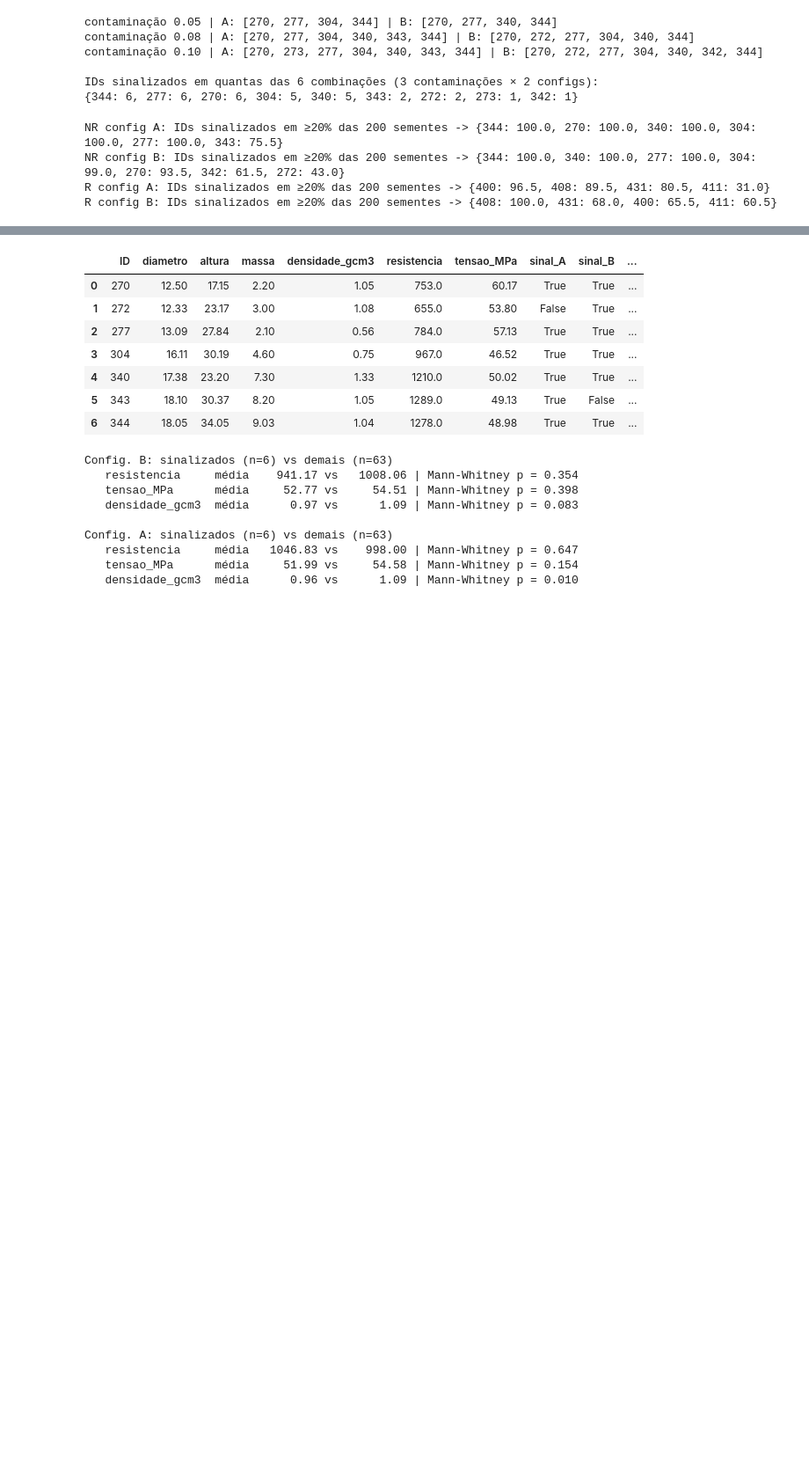
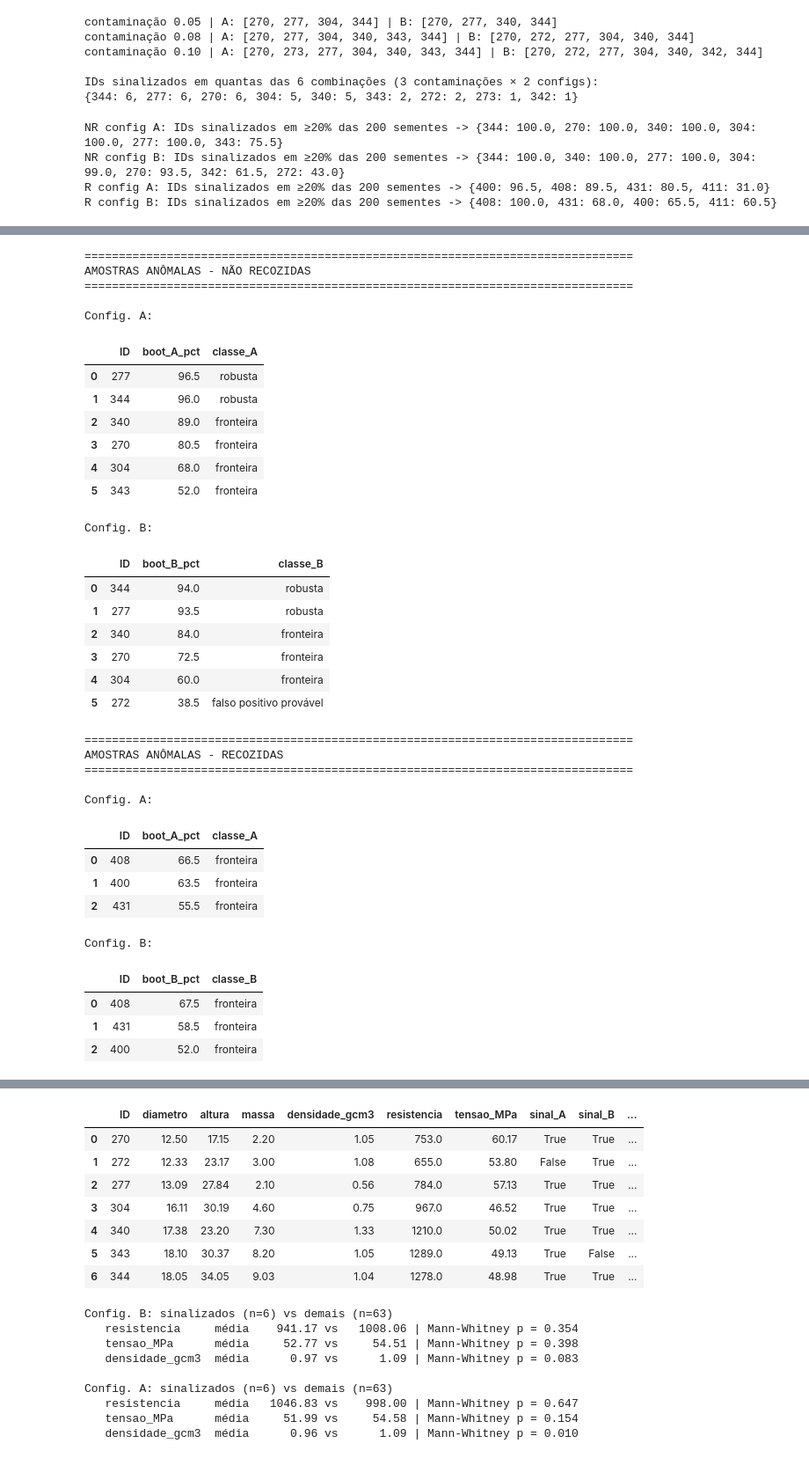
Before and after one commit to EduardoMiranda06/INICIACAO-CIENTIFICA, a Jupyter notebook: 3 Congresso SENAI/Codigo.ipynb, the cells around one changed output, grey strips where cells are left out. Shown at 88% size. Drawn from its saved outputs; the diff is of its cells as text; code cells hidden in the pictures; blank space fills up the shorter version.

```diff
--- a/3 Congresso SENAI/Codigo.ipynb
+++ b/3 Congresso SENAI/Codigo.ipynb
@@ -618,0 +615,76 @@ R config B: IDs sinalizados em ≥20% das 200 sementes -> {408: 100.0, 431: 68.0
+# %%
+#  Bootstrap de estabilidade (mesma lógica do projeto CBECIMAT: reamostra com reposição, treina, aplica na base ORIGINAL).
+# Diferença para a "estabilidade em 200 sementes" acima: as sementes variam apenas o sorteio interno do algoritmo sobre os MESMOS dados;
+# o bootstrap varia os DADOS (o que equivale a perguntar "e se a amostra tivesse sido outra?"), que é a incerteza relevante aqui.
+N_BOOT = 200
+LIM_ROBUSTA, LIM_FRONTEIRA = 90, 50    # mesmos limiares do CBECIMAT, para comparabilidade entre os dois estudos
+
+def bootstrap_estabilidade(df_grupo, features, contaminacao=CONTAMINACAO, n_iter=N_BOOT, base=SEED):
+    X0 = df_grupo[features].values
+    n = len(df_grupo)
+    contagem = np.zeros(n)
+    for i in range(n_iter):
+        idx = np.random.RandomState(base + i).choice(n, size=n, replace=True)   # reamostragem com reposição
+        # Normalização ajustada SÓ na reamostra: evita vazamento de informação da base original para o ajuste do modelo.
+        scaler = StandardScaler().fit(X0[idx])
+        modelo = IsolationForest(contamination=contaminacao, random_state=base + i, n_estimators=N_ARVORES)
+        modelo.fit(scaler.transform(X0[idx]))
+        # Aplica na base ORIGINAL completa: assim TODA amostra é avaliada em TODAS as rodadas (inclusive as não sorteadas no treino).
+        contagem += (modelo.predict(scaler.transform(X0)) == -1)
+    return pd.Series(100 * contagem / n_iter, index=df_grupo['ID'].values)
+
+def classificar_confianca(p):
+    # >= 90%: alta confiança | 50-90%: fronteira (cautela) | < 50%: provável falso positivo
+    return 'robusta' if p >= LIM_ROBUSTA else ('fronteira' if p >= LIM_FRONTEIRA else 'falso positivo provável')
+
+boot = {('NR', 'A'): bootstrap_estabilidade(df_nao_recozidas, features_A), ('NR', 'B'): bootstrap_estabilidade(df_nao_recozidas, features_B),
+        ('R', 'A'): bootstrap_estabilidade(df_recozidas, features_A), ('R', 'B'): bootstrap_estabilidade(df_recozidas, features_B)}
+
+# Guarda o resultado nas tabelas de cada grupo e classifica SOMENTE quem foi sinalizado na execução-base.
+for df_g, g in [(df_nao_recozidas, 'NR'), (df_recozidas, 'R')]:
+    for cfg in ('A', 'B'):
+        df_g[f'boot_{cfg}_pct'] = df_g['ID'].map(boot[(g, cfg)]).round(1)
+        sinal = df_g[f'anomalia_{cfg}'] == -1
+        df_g[f'classe_{cfg}'] = np.where(sinal, df_g[f'boot_{cfg}_pct'].apply(classificar_confianca), 'normal')
+
+# Terminologia: "sinalizada" = saída bruta do IF; "amostra anômala" = sinalizada COM a confiança medida pelo bootstrap.
+for g, df_g in [('NÃO RECOZIDAS', df_nao_recozidas), ('RECOZIDAS', df_recozidas)]:
+    print("=" * 80); print(f"AMOSTRAS ANÔMALAS - {g}"); print("=" * 80)
+    for cfg in ('A', 'B'):
+        tab_cfg = df_g[df_g[f'anomalia_{cfg}'] == -1][['ID', f'boot_{cfg}_pct', f'classe_{cfg}']].sort_values(f'boot_{cfg}_pct', ascending=False)
+        print(f"\nConfig. {cfg}:"); display(tab_cfg.reset_index(drop=True))   #  não usar 't' como variável: sobrescreveria scipy.stats.t
+# %% [output]
+================================================================================
+AMOSTRAS ANÔMALAS - NÃO RECOZIDAS
+================================================================================
+
+Config. A:
+|  | ID | boot_A_pct | classe_A |
+| 0 | 277 | 96.5 | robusta |
+| 1 | 344 | 96.0 | robusta |
+| 2 | 340 | 89.0 | fronteira |
+| 3 | 270 | 80.5 | fronteira |
+| 4 | 304 | 68.0 | fronteira |
+| 5 | 343 | 52.0 | fronteira |
+Config. B:
+|  | ID | boot_B_pct | classe_B |
+| 0 | 344 | 94.0 | robusta |
+| 1 | 277 | 93.5 | robusta |
+| 2 | 340 | 84.0 | fronteira |
+| 3 | 270 | 72.5 | fronteira |
+| 4 | 304 | 60.0 | fronteira |
+| 5 | 272 | 38.5 | falso positivo provável |
+================================================================================
+AMOSTRAS ANÔMALAS - RECOZIDAS
+================================================================================
+
+Config. A:
+|  | ID | boot_A_pct | classe_A |
+| 0 | 408 | 66.5 | fronteira |
+| 1 | 400 | 63.5 | fronteira |
+| 2 | 431 | 55.5 | fronteira |
+Config. B:
+|  | ID | boot_B_pct | classe_B |
+| 0 | 408 | 67.5 | fronteira |
+| 1 | 431 | 58.5 | fronteira |
+| 2 | 400 | 52.0 | fronteira |
```
Also changed, not shown: parts of 37 cells of this notebook, 3 other files.
